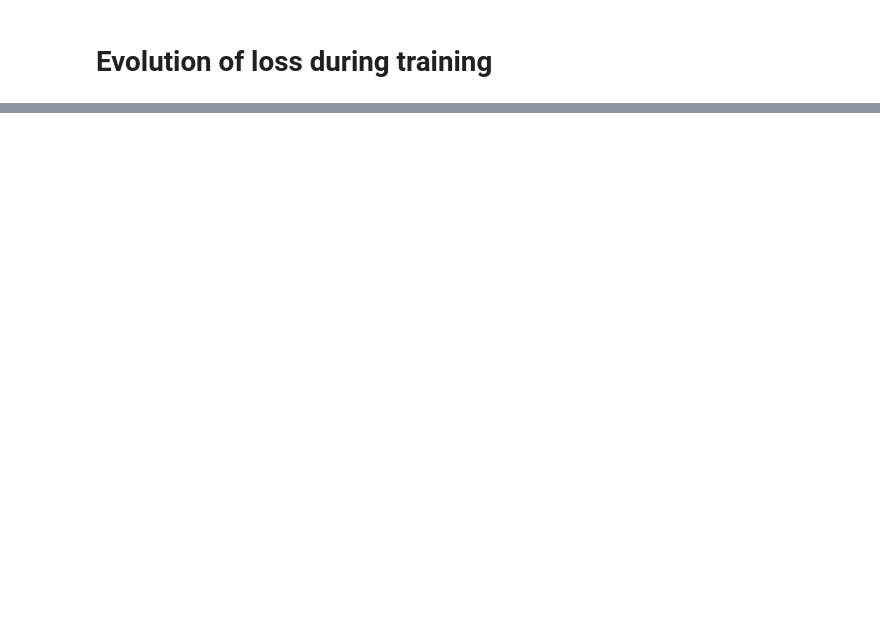
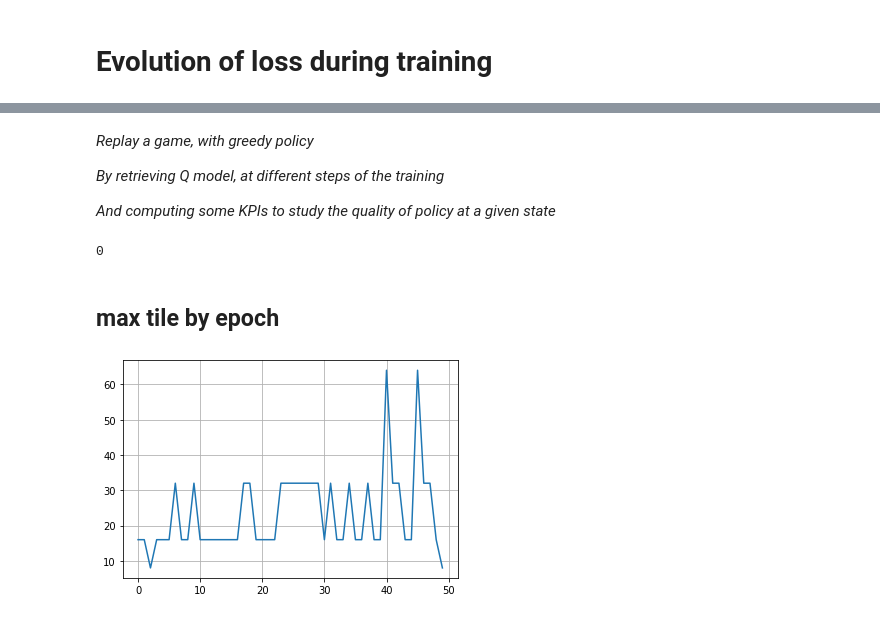
Before and after one commit to klegoff/2048WithDeepQLearning, a Jupyter notebook: modelExploitation.ipynb, the cells around one changed output, grey strips where cells are left out. Cells and saved outputs as stored; diff of their text form; code cells hidden in the pictures; blank space fills up the shorter version.

```diff
--- a/modelExploitation.ipynb
+++ b/modelExploitation.ipynb
@@ -61,12 +69,17 @@ Text(0, 0.5, 'Loss')
+# %% [markdown]
+*Replay a game, with greedy policy*
+
+*By retrieving Q model, at different steps of the training*
+
+*And computing some KPIs to study the quality of policy at a given state*
 # %%
 env = gameEnvironmentClass() # same start game state
 
-metric0, metric1= {}, {}
+kpi1, kpi2, kpi3= {}, {}, {}
 
-for e in range(100):
+for e in range(hyperparameters["epoch"]):
 
-    # agent that explorate a little bit, actions out of its optimal policy
-    # or no exploration at all ?
+    # greedy policy (eps = 0)
     agent = agentClass(epsilon=0, initial_env=deepcopy(env))
 
     # load model for epoch e
@@ -81,9 +94,24 @@ for e in range(100):
             break
         tryCount += 1
         action = agent.choose_action(policy_model)
-        agent.interact(action)
+        reward = agent.interact(action)
 
-    # add value for metric, at the current epoch
-    metric0[e] = np.max(agent.env.grid)
-    metric1[e] = np.sum(agent.env.grid)
-    metric2[e] = tryCount
+    # add value for kpi, at the current epoch
+    kpi1[e] = np.max(agent.env.grid)
+    kpi2[e] = np.sum(agent.env.grid)
+    kpi3[e] = tryCount
+# %%
+agent.interact(action)
+# %% [output]
+0
+# %%
+# format metrics
+kpi_df = pd.DataFrame(zip(kpi1.values(), kpi2.values(), kpi3.values()),
+                      columns=["max_tile", "sum_of_tile", "steps"])
+# %% [markdown]
+## max tile by epoch
+# %%
+kpi_df.max_tile.plot()
+plt.grid()
+# %% [output]
+[figure, added]
```
Also changed, not shown: parts of 13 cells of this notebook.
